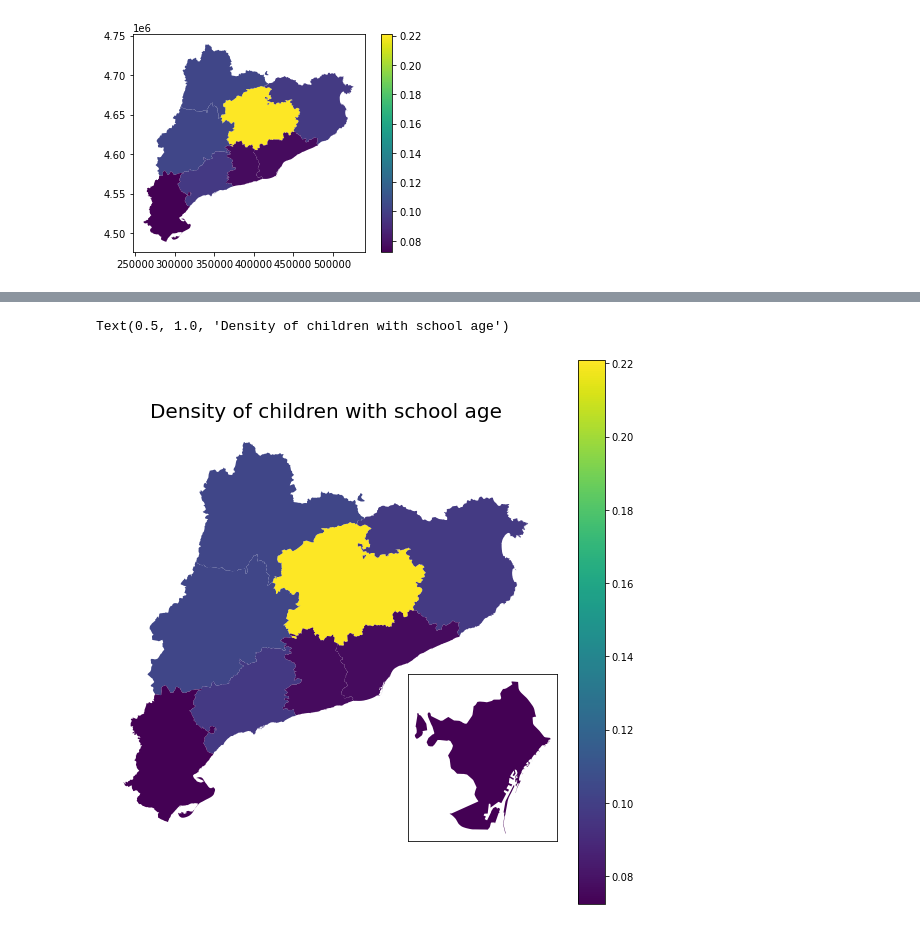
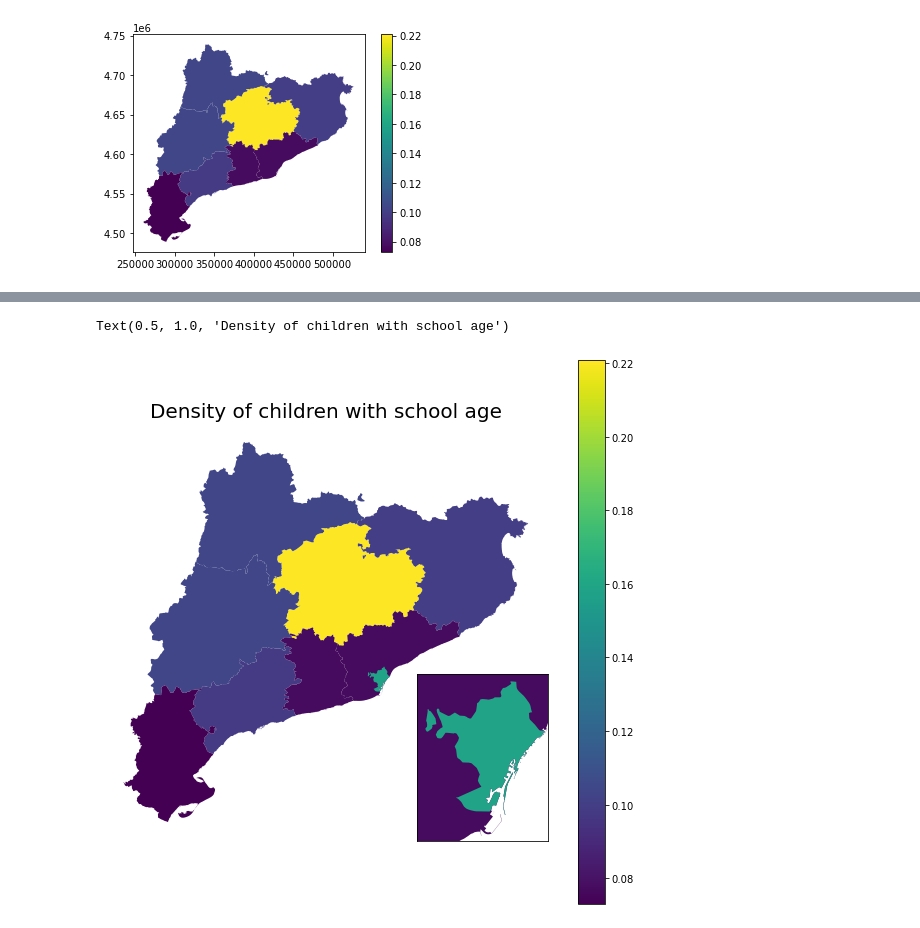
Before and after one commit to martayanguas/masterClass, a Jupyter notebook: AVDM_graphicscode.ipynb, the cells around one changed output, grey strips where cells are left out. Cells and saved outputs as stored; diff of their text form; code cells hidden in the pictures.

```diff
--- a/AVDM_graphicscode.ipynb
+++ b/AVDM_graphicscode.ipynb
@@ -645,4 +700,5 @@ Name: school_child, dtype: float64
 # %%
-myterritories.insert(5, "school_child_rel", school_child_rel, True)
+myterritories.insert(7, "school_child_rel", school_child_rel, True)
+myterritories.insert(8, "school_child_rel_reg", school_child_rel_reg, True)
 myterritories
 # %% [output]
@@ -669,3 +732,5 @@ barcelona
 # %% [output]
 |  | CODIMUNI | NOMMUNI | CAPMUNI | AREAM5000 | CODICOMAR | NOMCOMAR | CAPCOMAR | CODIVEGUE | NOMVEGUE | CAPVEGUE | ... |
 | 77 | 080193 | Barcelona | Barcelona | 101.843825 | 13 | Barcelonès | Barcelona | 01 | Barcelona | Barcelona | ... |
+# %%
+barcelona=barcelona.drop(['CODIMUNI','NOMMUNI', 'CAPMUNI', 'CODICOMAR', 'NOMCOMAR', 'CAPCOMAR', 'CODIPROV', 'NOMPROV', 'CAPPROV'], axis=1)
@@ -672,4 +742,5 @@ barcelona
 # %%
-barcelona.insert(14, "school_child", [1897], True)
-barcelona.insert(15, "school_child_rel", [1897/total], True)
-barcelona
+barcelona.insert(5, "school_child", [1936], True)
+barcelona.insert(6, "total", [2366], True)
+barcelona.insert(7, "school_child_rel", [1936/total], True)
+barcelona.insert(8, "school_child_rel_reg", [1936/2366], True)
@@ -678,0 +752,3 @@ barcelona
+# %%
+myterritories=pd.concat([myterritories, barcelona])
+myterritories
@@ -679,18 +766,18 @@ barcelona
 # %%
 f, ax = plt.subplots(figsize=(10,10))
 
 axin1 = ax.inset_axes([0.65, 0.0, 0.4, 0.4])
-axin1.xaxis.tick_top()
-axin1.yaxis.tick_right()
+axin1.set_xlim(420000, 436000)
+axin1.set_ylim(4571000, 4592000)
 
 myterritories.plot(column='school_child_rel', ax=ax, legend=True)
 ax.axis("off")
 
-barcelona.plot(ax=axin1, column='school_child_rel')
+myterritories.plot(ax=axin1, column='school_child_rel')
 axin1.get_xaxis().set_visible(False)
 axin1.get_yaxis().set_visible(False)
 
 ax.set_title("Density of children with school age", fontsize=20)
 # %% [output]
 Text(0.5, 1.0, 'Density of children with school age')
-[figure, old version]
+[figure, new version]
```
Also changed, not shown: parts of 36 cells of this notebook.
